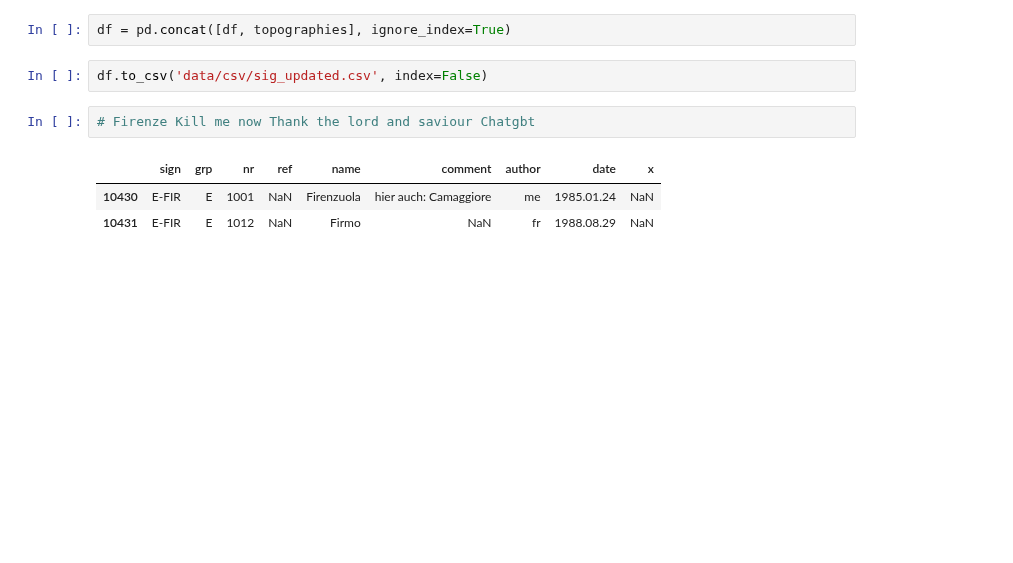
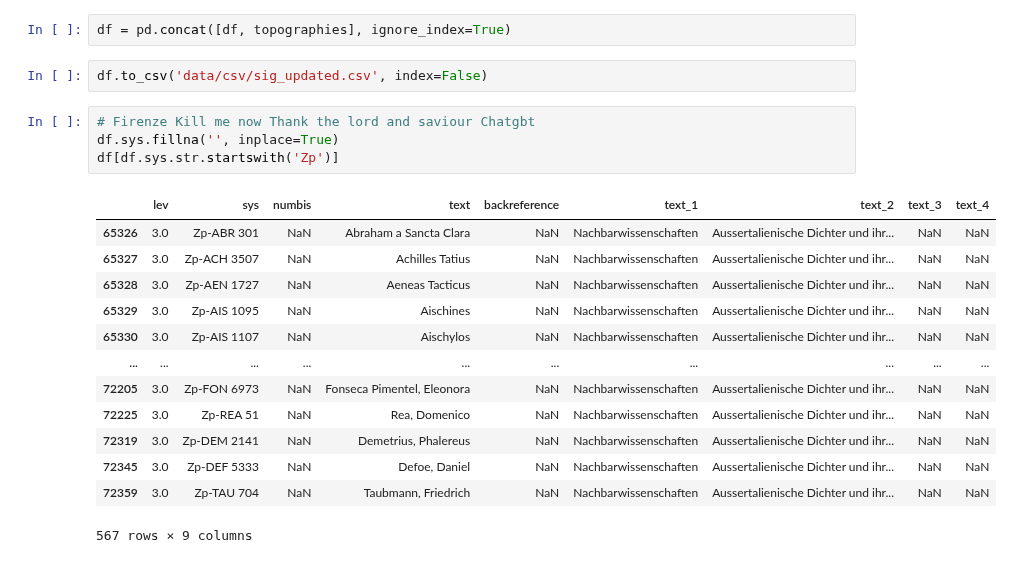
Before and after one commit to hanaCasey/BHVizData, a Jupyter notebook: signatures_processing.ipynb, the cells around one changed output. Cells and saved outputs as stored; diff of their text form; blank space fills up the shorter version.

```diff
--- a/signatures_processing.ipynb
+++ b/signatures_processing.ipynb
@@ -381,7 +401,19 @@ df = pd.concat([df, topographies], ignore_index=True)
 df.to_csv('data/csv/sig_updated.csv', index=False)
 # %%
 # Firenze Kill me now Thank the lord and saviour Chatgbt
+df.sys.fillna('', inplace=True)
+df[df.sys.str.startswith('Zp')]
 # %% [output]
-|  | sign | grp | nr | ref | name | comment | author | date | x |
-| 10430 | E-FIR | E | 1001 | NaN | Firenzuola | hier auch: Camaggiore | me | 1985.01.24 | NaN |
-| 10431 | E-FIR | E | 1012 | NaN | Firmo | NaN | fr | 1988.08.29 | NaN |
+|  | lev | sys | numbis | text | backreference | text_1 | text_2 | text_3 | text_4 |
+| 65326 | 3.0 | Zp-ABR 301 | NaN | Abraham a Sancta Clara | NaN | Nachbarwissenschaften | Aussertalienische Dichter und ihr... | NaN | NaN |
+| 65327 | 3.0 | Zp-ACH 3507 | NaN | Achilles Tatius | NaN | Nachbarwissenschaften | Aussertalienische Dichter und ihr... | NaN | NaN |
+| 65328 | 3.0 | Zp-AEN 1727 | NaN | Aeneas Tacticus | NaN | Nachbarwissenschaften | Aussertalienische Dichter und ihr... | NaN | NaN |
+| 65329 | 3.0 | Zp-AIS 1095 | NaN | Aischines | NaN | Nachbarwissenschaften | Aussertalienische Dichter und ihr... | NaN | NaN |
+| 65330 | 3.0 | Zp-AIS 1107 | NaN | Aischylos | NaN | Nachbarwissenschaften | Aussertalienische Dichter und ihr... | NaN | NaN |
+| ... | ... | ... | ... | ... | ... | ... | ... | ... | ... |
+| 72205 | 3.0 | Zp-FON 6973 | NaN | Fonseca Pimentel, Eleonora | NaN | Nachbarwissenschaften | Aussertalienische Dichter und ihr... | NaN | NaN |
+| 72225 | 3.0 | Zp-REA 51 | NaN | Rea, Domenico | NaN | Nachbarwissenschaften | Aussertalienische Dichter und ihr... | NaN | NaN |
+| 72319 | 3.0 | Zp-DEM 2141 | NaN | Demetrius, Phalereus | NaN | Nachbarwissenschaften | Aussertalienische Dichter und ihr... | NaN | NaN |
+| 72345 | 3.0 | Zp-DEF 5333 | NaN | Defoe, Daniel | NaN | Nachbarwissenschaften | Aussertalienische Dichter und ihr... | NaN | NaN |
+| 72359 | 3.0 | Zp-TAU 704 | NaN | Taubmann, Friedrich | NaN | Nachbarwissenschaften | Aussertalienische Dichter und ihr... | NaN | NaN |
+567 rows × 9 columns
```
Also changed, not shown: parts of 4 cells of this notebook, 5 other files.
